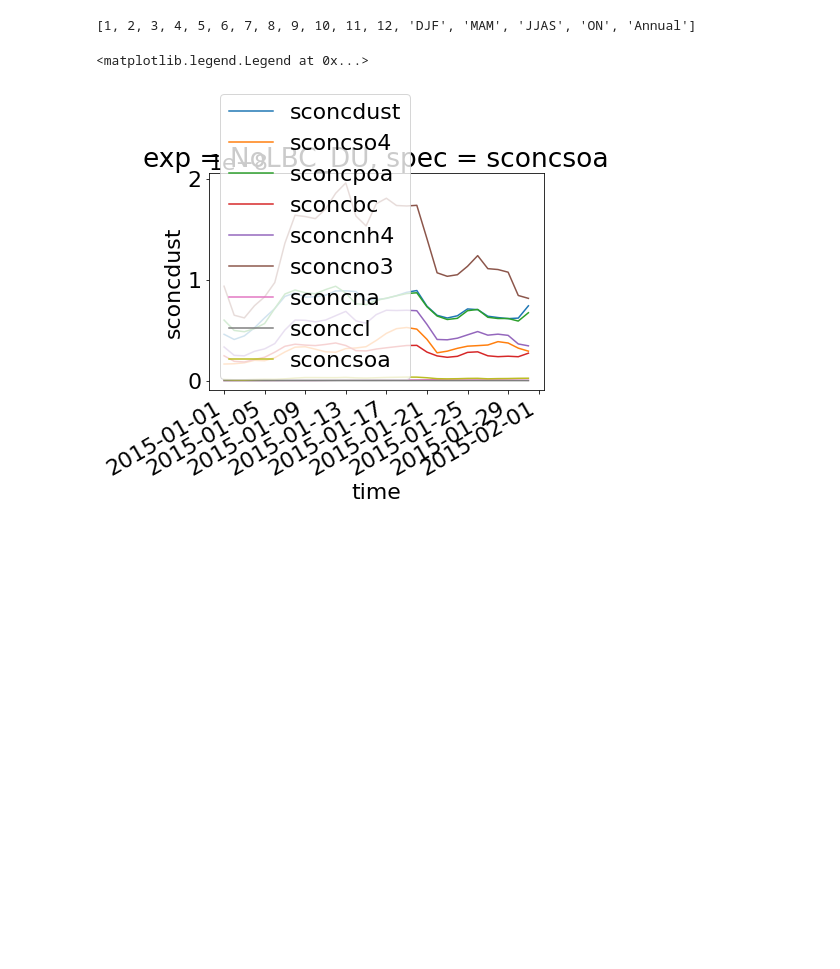
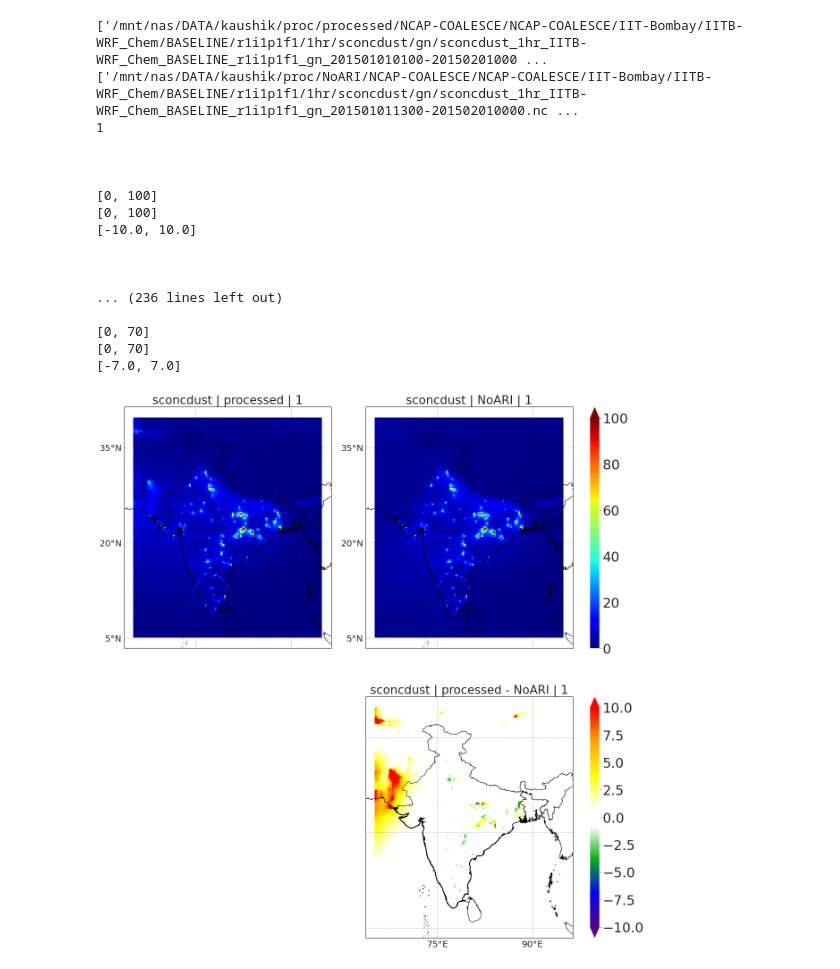
Before and after one commit to Kaushikreddym/Codes_Sharing, a Jupyter notebook: STATS_SPATIAL/PM25_FNL.ipynb, the cells around one changed output. Cells and saved outputs as stored; diff of their text form; code cells hidden in the pictures; blank space fills up the shorter version.

```diff
--- a/STATS_SPATIAL/PM25_FNL.ipynb
+++ b/STATS_SPATIAL/PM25_FNL.ipynb
@@ -237,4 +237,17 @@ def calc_stats(model_dset,obs_dset,region='R3',tperiod='MAM',obs_name='MODIS',sc
     STATS['O'] = np.round(OBS[np.isfinite(OBS)].mean().data,3)
     STATS['M'] = np.round(WRF[np.isfinite(OBS)].mean().data,3)
     return STATS
+# %%
+def ext_WRF(vname,dmap):
+    import dask
+    dset_WRF = []
+    for fl in dmap:
+        REL_PATH = '/mnt/nas/DATA/kaushik/proc/'+fl+'/NCAP-COALESCE/NCAP-COALESCE/IIT-Bombay/IITB-WRF_Chem/BASELINE/r1i1p1f1/'+'1hr'+'/'+vname+'/gn/'
+        flist = sorted(glob(REL_PATH+'*2015*'))
+        print(flist,'END')
+        dset_base = xray.concat([xray.open_dataset(f,chunks={'time':10})[vname] for f in flist],'time')
+        dset_WRF.append(dset_base)
+
+    dset_WRF = xray.concat(dset_WRF,pd.Index(dmap,name='exp'))
+    return dset_WRF
 # %%
@@ -493,13 +322,0 @@ with pd.ExcelWriter('Dust_contribution.xlsx') as writer:
-# %%
-
-print(x)
-# %% [output]
-[1, 2, 3, 4, 5, 6, 7, 8, 9, 10, 11, 12, 'DJF', 'MAM', 'JJAS', 'ON', 'Annual']
-# %%
-for i in range(9):
-    dset_WRF.isel(spec=i).plot(label = dset_WRF.isel(spec=i).spec.data)
-
-plt.legend()
-# %% [output]
-<matplotlib.legend.Legend at 0x...>
-[figure, removed]
@@ -505,0 +391,47 @@ plt.legend()
+# %%
+ranspec= {}
+ranspec['sconcdust'] = [0,100]
+ranspec['sconcso4'] = [0,10]
+ranspec['sconcpoa'] = [0,20]
+ranspec['sconcbc'] = [0,10]
+ranspec['sconcnh4'] = [0,20]
+ranspec['sconcno3'] = [0,30]
+ranspec['sconcna'] = [0,5]
+ranspec['sconccl'] = [0,5]
+ranspec['sconcsoa'] = [0,2]
+ranspec['sconcaerh2o'] = [0,70]
+
+spec = {}
+for vname_m in ranspec.keys():
+    dmap = ['processed','NoARI']
+
+    dset_WRF = ext_WRF(vname_m,dmap)
+
+    rmean = ranspec[vname_m]
+    rdiff= list(np.array(ranspec[vname_m])/10)
+    panel_difference_oModel(dset_WRF*1e9,rmean,rdiff,tp=[1])
+    l = {}
+    for reg in ['R1','R2','R3','R4','R5','R6']:
+        x = timeX(regionX(dset_WRF,reg),1).mean(['time','lat','lon'])
+        ARI = (x.isel(exp=0) - x.isel(exp=1)).compute()*1e9
+        l[reg] = float(ARI.data)
+    spec[vname_m[5:]] = l
+# %% [output]
+['/mnt/nas/DATA/kaushik/proc/processed/NCAP-COALESCE/NCAP-COALESCE/IIT-Bombay/IITB-WRF_Chem/BASELINE/r1i1p1f1/1hr/sconcdust/gn/sconcdust_1hr_IITB-WRF_Chem_BASELINE_r1i1p1f1_gn_201501010100-20150201000 ...
+['/mnt/nas/DATA/kaushik/proc/NoARI/NCAP-COALESCE/NCAP-COALESCE/IIT-Bombay/IITB-WRF_Chem/BASELINE/r1i1p1f1/1hr/sconcdust/gn/sconcdust_1hr_IITB-WRF_Chem_BASELINE_r1i1p1f1_gn_201501011300-201502010000.nc ...
+1
+
+
+
+[0, 100]
+[0, 100]
+[-10.0, 10.0]
+
+
+
+... (236 lines left out)
+
+[0, 70]
+[0, 70]
+[-7.0, 7.0]
+[figure, added]
```
Also changed, not shown: parts of 8 cells of this notebook, 15 other files.
